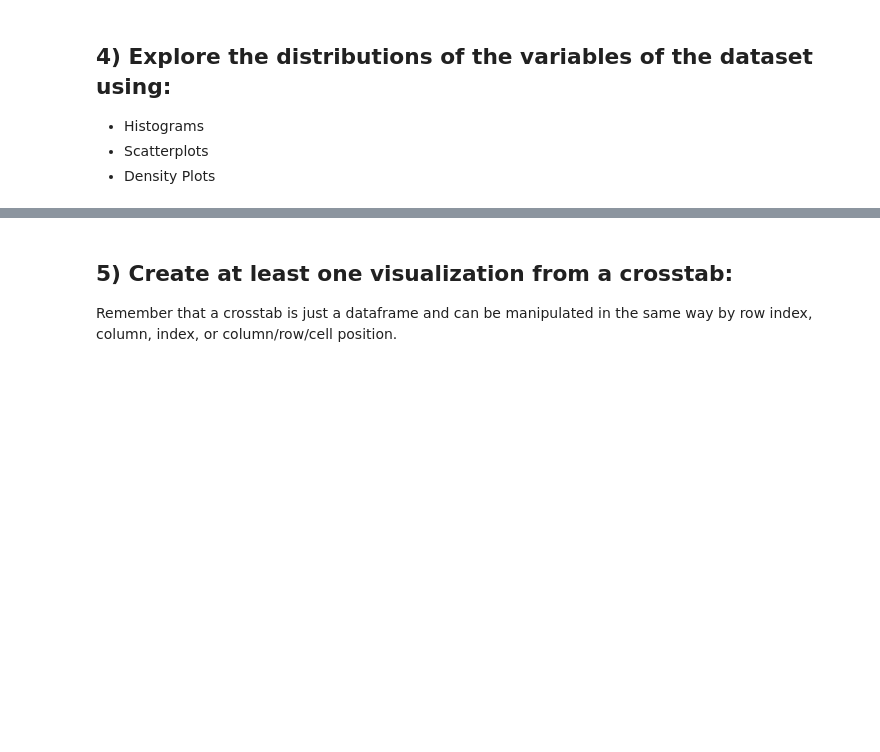
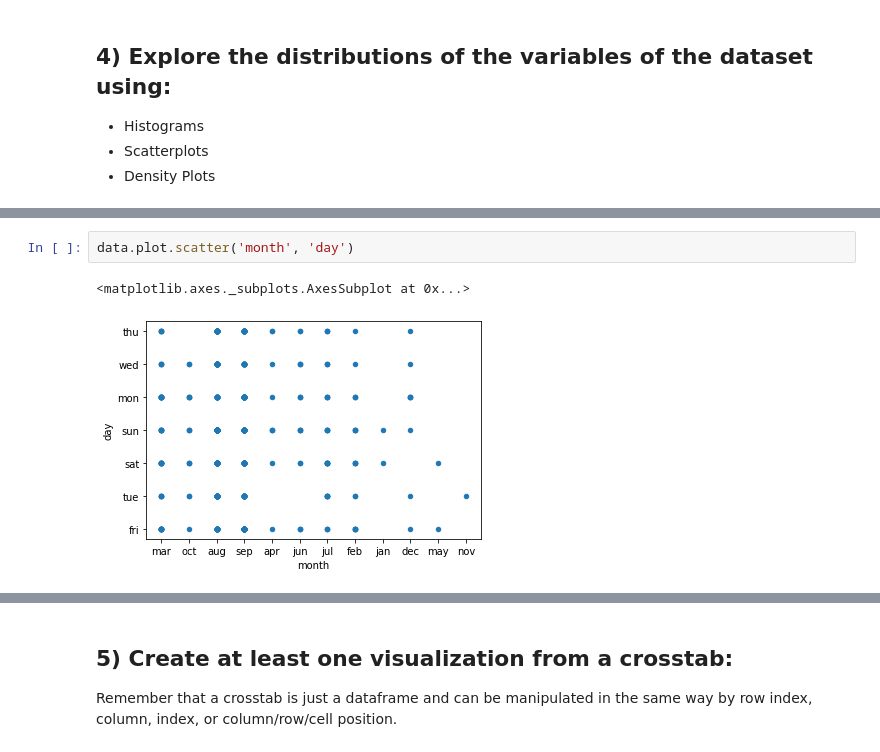
Before and after one commit to CJG84/DS-Unit-1-Sprint-1-Data-Wrangling-and-Storytelling, a Jupyter notebook: module1-exploratory-data-analysis/LS_DS_111_Exploratory_Data_Analysis_Assignment.ipynb, the cells around one changed output, grey strips where cells are left out. Cells and saved outputs as stored; diff of their text form; blank space fills up the shorter version.

```diff
--- a/module1-exploratory-data-analysis/LS_DS_111_Exploratory_Data_Analysis_Assignment.ipynb
+++ b/module1-exploratory-data-analysis/LS_DS_111_Exploratory_Data_Analysis_Assignment.ipynb
@@ -55,0 +204,5 @@ Take whichever of the above datasets has more categorical variables and use cros
+# %%
+data.plot.scatter('month', 'day')
+# %% [output]
+<matplotlib.axes._subplots.AxesSubplot at 0x...>
+[figure, added]
```
Also changed, not shown: parts of 21 cells of this notebook.
